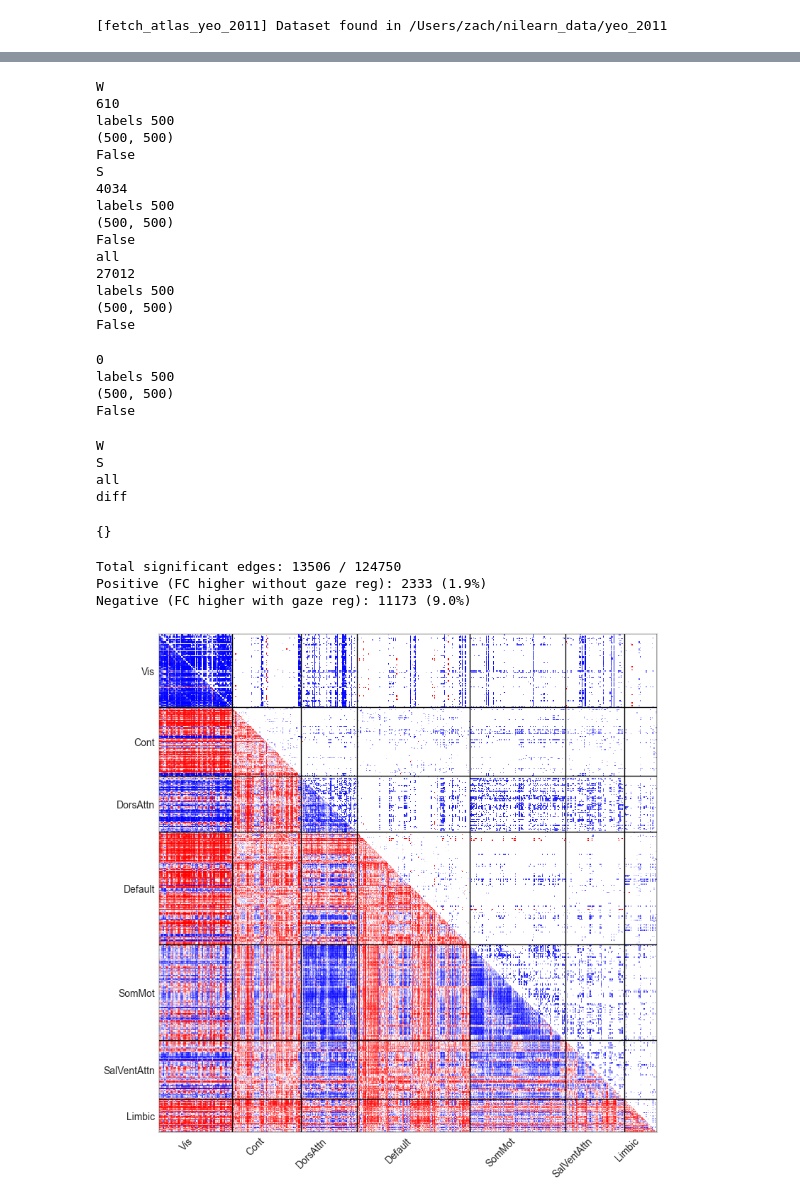
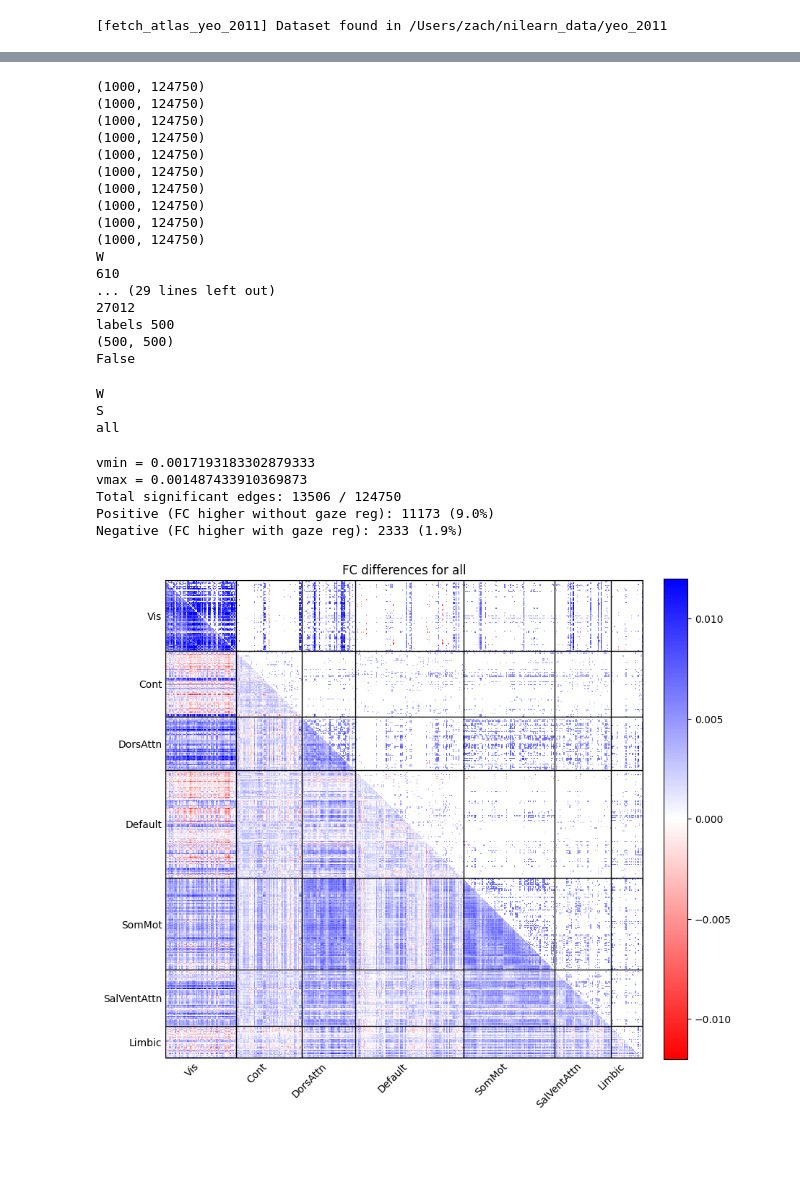
Before and after one commit to BCN-lab/sleepMReye, a Jupyter notebook: sleepmreye/notebooks/function_connectivity_analysis.ipynb, the cells around one changed output, grey strips where cells are left out. Cells and saved outputs as stored; diff of their text form; code cells hidden in the pictures; blank space fills up the shorter version.

```diff
--- a/sleepmreye/notebooks/function_connectivity_analysis.ipynb
+++ b/sleepmreye/notebooks/function_connectivity_analysis.ipynb
@@ -480,11 +450,11 @@ def fc_paired_test(z_mats_A, z_mats_B, alpha=0.05, return_mats=True, alternative
 
     chunk_size = 1000
     for start in range(0, n_permutations, chunk_size):
-        end = min(start + chunk_size, n_permutations)
-        signs_chunk = rng.choice([-1, 1], size=(end - start, n_subj)).astype(np.float32)
+        signs_chunk = rng.choice([-1, 1], size=(chunk_size, n_subj)).astype(np.float32)
         chunk_means = (signs_chunk @ D) / n_subj  # (chunk, n_edges)
 
         if alternative == "two-sided":
+            print(chunk_means.shape)
             count += (np.abs(chunk_means) >= np.abs(mean_diff)).sum(axis=0)
         elif alternative == "greater":
             count += (chunk_means >= mean_diff).sum(axis=0)
@@ -637,17 +607,19 @@ for atlas_name in atlases:
         }
         atlases_results[atlas_name]["labels"] = labels
 # %% [output]
+(1000, 124750)
+(1000, 124750)
+(1000, 124750)
+(1000, 124750)
+(1000, 124750)
+(1000, 124750)
+(1000, 124750)
+(1000, 124750)
+(1000, 124750)
+(1000, 124750)
 W
 610
-labels 500
-(500, 500)
-False
-S
-4034
-labels 500
-(500, 500)
-False
-all
+... (29 lines left out)
 27012
 labels 500
 (500, 500)
@@ -686,11 +658,6 @@ atlases_results.setdefault(atlas_name, {}).setdefault("states", {})["diff"] = {
     "ttest_res": ttest_res
 }
 # atlases_results[atlas_name]["labels"] = labels
-# %% [output]
-0
-labels 500
-(500, 500)
-False
 # %%
 
 # Plot the correlation matrix
@@ -714,6 +681,7 @@ def plot_grouped_matrix(
     ax=None,                   # <— NEW: draw into this axes if provided
     show_colorbar=False,        # <— NEW: you can add a shared CB outside
     rank=False,
+    percentage=False,
 ):
     N = mat.shape[0]
     # assert mat.shape[0] == mat.shape[1], "Matrix must be square"
@@ -743,14 +711,25 @@ def plot_grouped_matrix(
 
     # build display matrix
     M = mat_ord.copy()
+    vmin, vmax = None, None
     if upper_triangle_masked and sig_ord is not None:
 
         M_plot = np.full_like(M, np.nan, dtype=float)
         iu = np.triu_indices_from(M, k=1)
         il = np.tril_indices_from(M, k=-1)
-        M_plot[iu] = np.where(sig_ord[iu], M[iu], np.nan)  # upper: sig only
+        sig_values =  np.where(sig_ord[iu], M[iu], np.nan)
+        M_plot[iu] = sig_values # upper: sig only
         # M_plot[iu] = np.where(sig_ord[iu] & (M[iu] < 0), M[iu], np.nan)  # upper: positive sig only
         M_plot[il] = M[il]                                  # lower: full
+
+        # Figure out color thresholding
+        vmin = np.min(np.abs(sig_values[sig_values < 0]))
+        vmax = np.min(np.abs(sig_values[sig_values > 0]))
+
+        print(f"vmin = {vmin}")
+        print(f"vmax = {vmax}")
+
+        # Print proportion of positive and negative significant edges
         iu = np.triu_indices_from(sig_mask, k=1)
         sig_edges = sig_mask[iu]
         diff_vals = M[iu]
@@ -798,9 +777,12 @@ def plot_grouped_matrix(
         M_ranked = np.full_like(M_plot, np.nan)
         M_ranked[finite_mask] = rankdata(M_plot[finite_mask])
         M_masked = np.ma.masked_invalid(M_ranked)
-    im = ax.imshow(M_masked, cmap=cmap, origin="upper",
+
+    # if vmin is not None and vmax is not None:
+    #     vlim = max(vmin, vmax)
+    # vlim = None
+    im = ax.imshow(M_masked, vmin=-0.012, vmax=0.012, cmap=cmap, origin="upper",
                    interpolation="nearest", aspect="equal")
-
 
     # group grid lines and box
     for s, e, _ in bounds:
@@ -900,11 +882,6 @@ vlim_shared = (-vmax, vmax)
 W
 S
 all
-diff
-# %%
-atlases_results
-# %% [output]
-{}
 # %%
 atlas_name = "schaefer500"
 # print(idx, atlas_name)
@@ -926,10 +903,12 @@ else:
 states = atlases_results[atlas_name]["states"]
 
 diff_by_state = {}
+perc_change_by_state = {}
 for st in states:
     with_z    = states[st]["with_mean"]
     without_z = states[st]["without_mean"]
     diff_by_state[st] = np.tanh(without_z) - np.tanh(with_z)
+    perc_change_by_state[st] = (diff_by_state[st] / (np.tanh(without_z) + np.identity(n=1, like=without_z))) * 100
 
 
 sig_by_state = {}
@@ -948,37 +927,40 @@ all_vals = np.concatenate([
     for st in states
 ])
 vmax = np.nanmax(all_vals) if all_vals.size else 1.0
 vlim_shared = (-vmax, vmax)
-cmap="bwr"
+cmap="bwr_r"
 state = "all"
 _, _, im, order, names_ord = plot_grouped_matrix(
-    -diff_by_state[state],
+    diff_by_state[state],
     groups=groups,  # keep your existing groups variable
     group_order=orders,
     roi_names=atlases_results[atlas_name]["labels"],
     vlim=diff_by_state[state][~np.isnan(diff_by_state[state])].max(),
     # title=f"{state}: Δ r (Raw − Clean)",
     hide_diagonal=True,
     cmap=cmap,
     # ax=axes[idx],
     sig_mask=sig_by_state[state],
     upper_triangle_masked=True,
-    show_colorbar=False,
-    rank=True,
+    show_colorbar=True,
+    rank=False,
 )
+plt.title(f"FC differences for {state}")
 plt.tight_layout()
 plt.savefig(f"/Users/zach/2025_RA/matthias/final images/FC/FC_diff_{state}_n.svg", dpi=300)
 # cbar.set_label("Δ r (Raw − Clean)")
 
 # idx += 1
 # ims.append(im)
 #
 # # One shared colorbar
 # cbar = plt.colorbar( ax=axes.tolist(), fraction=0.025, pad=0.02)
 # cbar.set_label("Δ r (Raw − Clean)")
 # plt.show()
 # %% [output]
+vmin = 0.0017193183302879333
+vmax = 0.001487433910369873
 Total significant edges: 13506 / 124750
-Positive (FC higher without gaze reg): 2333 (1.9%)
-Negative (FC higher with gaze reg): 11173 (9.0%)
+Positive (FC higher without gaze reg): 11173 (9.0%)
+Negative (FC higher with gaze reg): 2333 (1.9%)
-[figure, old version]
+[figure, new version]
```
Also changed, not shown: parts of 23 cells of this notebook, 10 other files.
